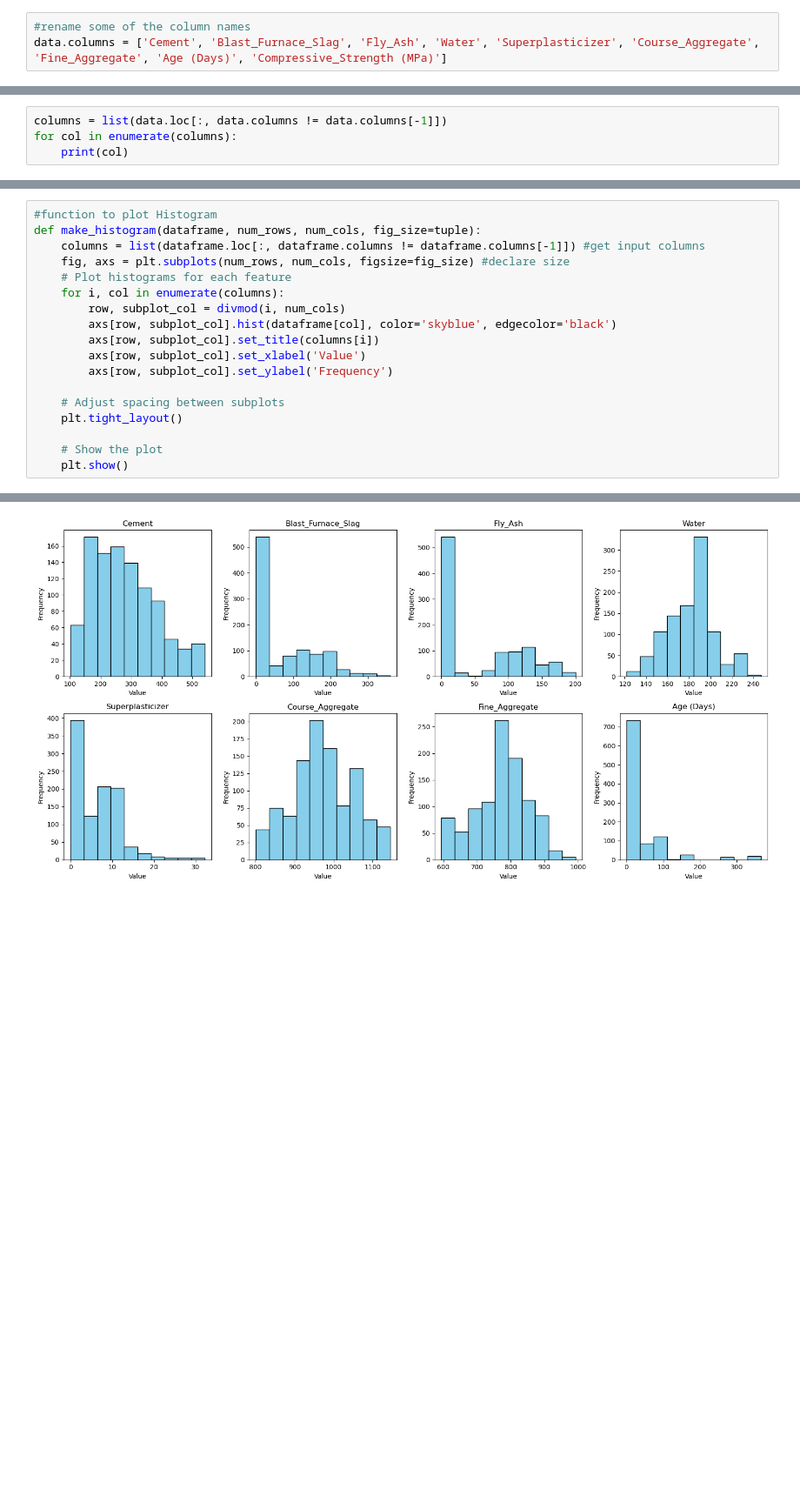
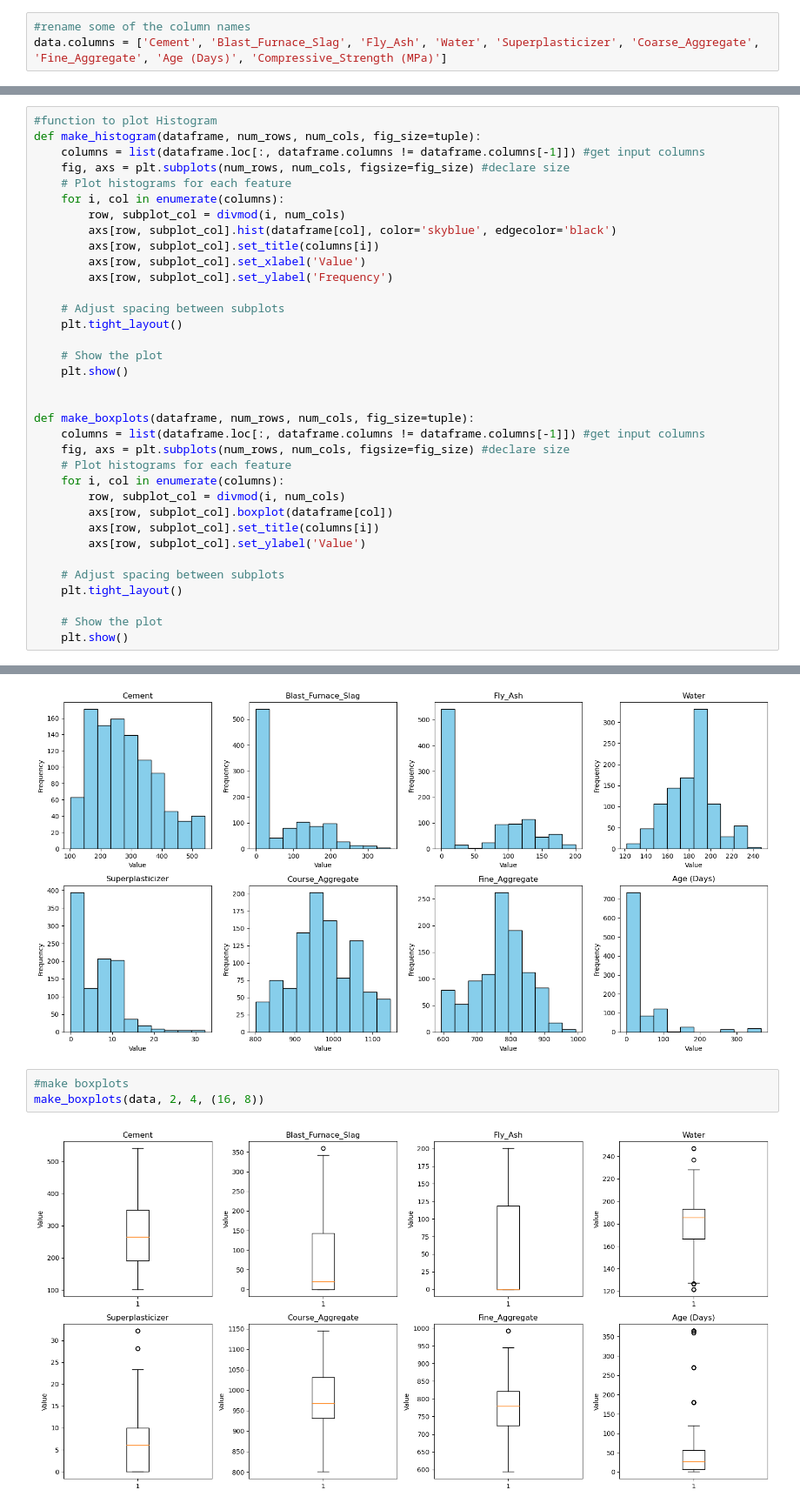
Before and after one commit to SBangarh/Concrete-Strength-Analysis, a Jupyter notebook: analysis.ipynb, the cells around one changed output, grey strips where cells are left out. Shown at 87% size. Saved outputs shown, nothing was run; the diff lists cells and outputs as text; blank space fills up the shorter version.

Commit message:
Made boxplots, functions and dfs to explore different winsorization

```diff
--- a/analysis.ipynb
+++ b/analysis.ipynb
@@ -114,10 +114,6 @@ Index(['Cement (component 1)(kg in a m^3 mixture)',
       dtype='object')
 # %%
 #rename some of the column names
-data.columns = ['Cement', 'Blast_Furnace_Slag', 'Fly_Ash', 'Water', 'Superplasticizer', 'Course_Aggregate', 'Fine_Aggregate', 'Age (Days)', 'Compressive_Strength (MPa)']
+data.columns = ['Cement', 'Blast_Furnace_Slag', 'Fly_Ash', 'Water', 'Superplasticizer', 'Coarse_Aggregate', 'Fine_Aggregate', 'Age (Days)', 'Compressive_Strength (MPa)']
 # %% [markdown]
 # Boxplots and Histograms
-# %%
-columns = list(data.loc[:, data.columns != data.columns[-1]])
-for col in enumerate(columns):
-    print(col)
@@ -152,8 +135,30 @@ def make_histogram(dataframe, num_rows, num_cols, fig_size=tuple):
 
     # Show the plot
     plt.show()
+
+
+def make_boxplots(dataframe, num_rows, num_cols, fig_size=tuple):
+    columns = list(dataframe.loc[:, dataframe.columns != dataframe.columns[-1]]) #get input columns
+    fig, axs = plt.subplots(num_rows, num_cols, figsize=fig_size) #declare size
+    # Plot histograms for each feature
+    for i, col in enumerate(columns):
+        row, subplot_col = divmod(i, num_cols)
+        axs[row, subplot_col].boxplot(dataframe[col])
+        axs[row, subplot_col].set_title(columns[i])
+        axs[row, subplot_col].set_ylabel('Value')
+
+    # Adjust spacing between subplots
+    plt.tight_layout()
+
+    # Show the plot
+    plt.show()
 # %%
 #plot histograms
 make_histogram(data, 2, 4, (16, 8))
 # %% [output]
 [figure]
+# %%
+#make boxplots
+make_boxplots(data, 2, 4, (16, 8))
+# %% [output]
+[figure, added]
```
Also changed, not shown: parts of 16 cells of this notebook, 1 other file.
